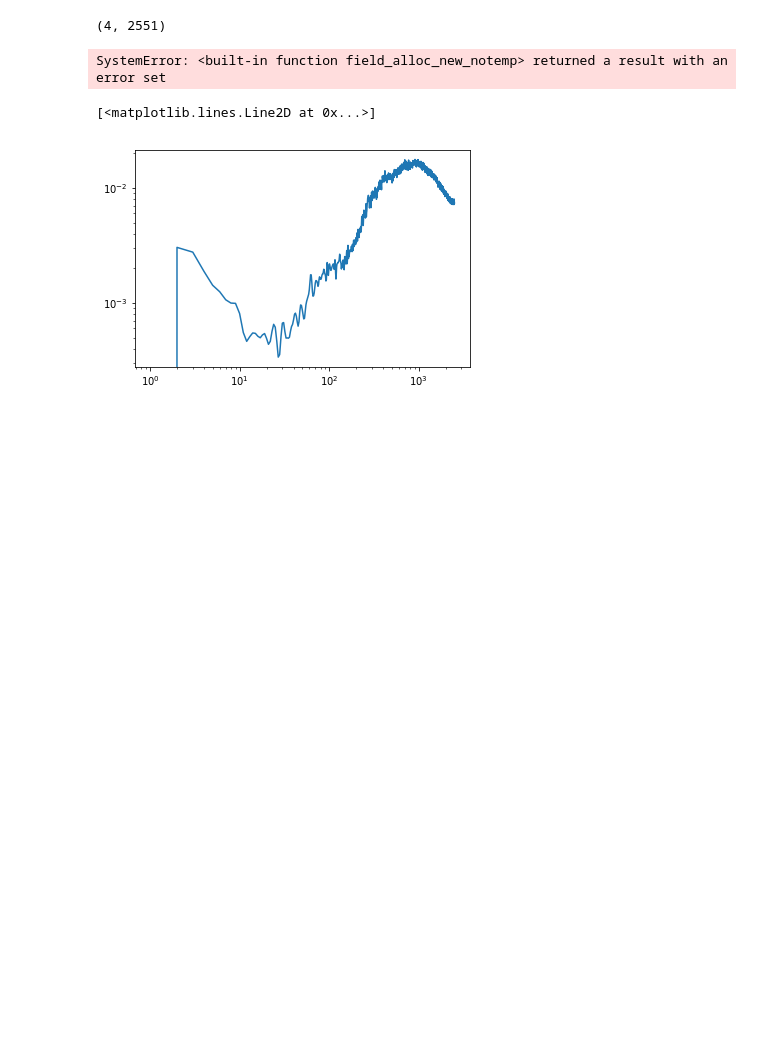
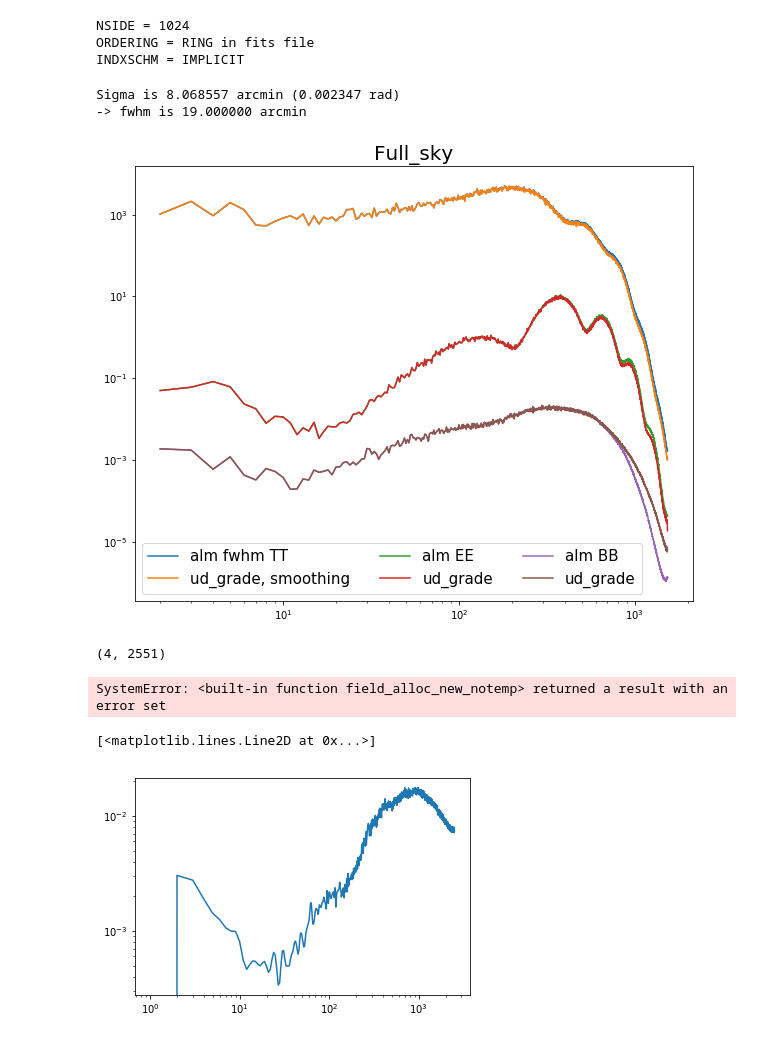
Before and after one commit to yaojian95/Ali_foreground, a Jupyter notebook: codes/Na_fore.ipynb, the cells around one changed output. Drawn from its saved outputs; the diff is of its cells as text; code cells hidden in the pictures; blank space fills up the shorter version.

Commit message:
downgrade nside carefully

```diff
--- a/codes/Na_fore.ipynb
+++ b/codes/Na_fore.ipynb
@@ -27,3 +53,39 @@ f3 = convert_units('uK_RJ', 'uK_CMB', 100)
 # %%
 cls_0 = np.loadtxt('cls_r_0.txt'); cls_0p01 = np.loadtxt('cls_r_0p01.txt'); cls_0p05 = np.loadtxt('cls_r_0p05.txt'); cls_0p1 = np.loadtxt('cls_r_0p1.txt')
+# %%
+cmb_clean = (hp.read_map('/fnx/jianyao/cmb_0.05_realizations/cmb_IQU_0.fits', field = None))
+# cmb_clean = np.row_stack((np.ones(12*1024**2), cmb_clean))
+# %% [output]
+NSIDE = 1024
+ORDERING = RING in fits file
+INDXSCHM = IMPLICIT
+# %%
+alms = hp.map2alm(cmb_clean)
+cmb_clean_512_beam = hp.alm2map(alms, nside = 512, fwhm=19/60/180*np.pi)
+cl_512_beam = hp.anafast(cmb_clean_512_beam)
+# %% [output]
+Sigma is 8.068557 arcmin (0.002347 rad)
+-> fwhm is 19.000000 arcmin
+# %%
+cmb_512 = smooth(hp.ud_grade(cmb_clean, nside_out=512),beam_out=19, lmax = 3*nside - 1)
+cl_512 = hp.anafast(cmb_512)
+# %%
+mode = 1
+# %%
+plot_ps(cl_512_beam[0], label = 'alm fwhm TT')
+plot_ps(cl_512[0], label = 'ud_grade, smoothing')
+
+
+plot_ps(cl_512_beam[mode], label='alm EE')
+
+plot_ps(cl_512[mode], label = 'ud_grade')
+
+plot_ps(cl_512_beam[mode + 1], label='alm BB ')
+
+plot_ps(cl_512[mode + 1], label = 'ud_grade')
+plt.legend(ncol = 3, fontsize =15)
+plt.title('Full_sky', fontsize = 20)
+plt.savefig('Downgrade_nside_with_full_sly.pdf', format = 'pdf')
+# %% [output]
+[figure, added]
 # %%
```
Also changed, not shown: parts of 8 cells of this notebook, 2 other files.
